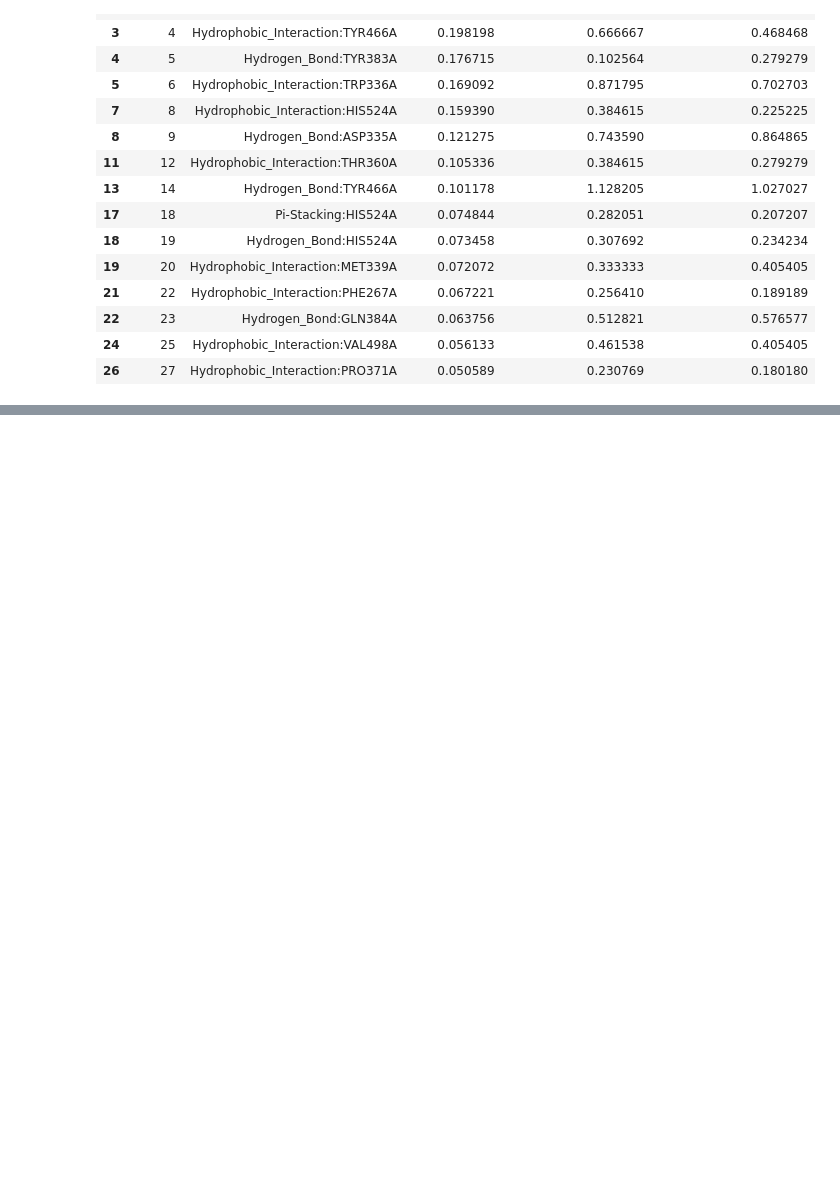
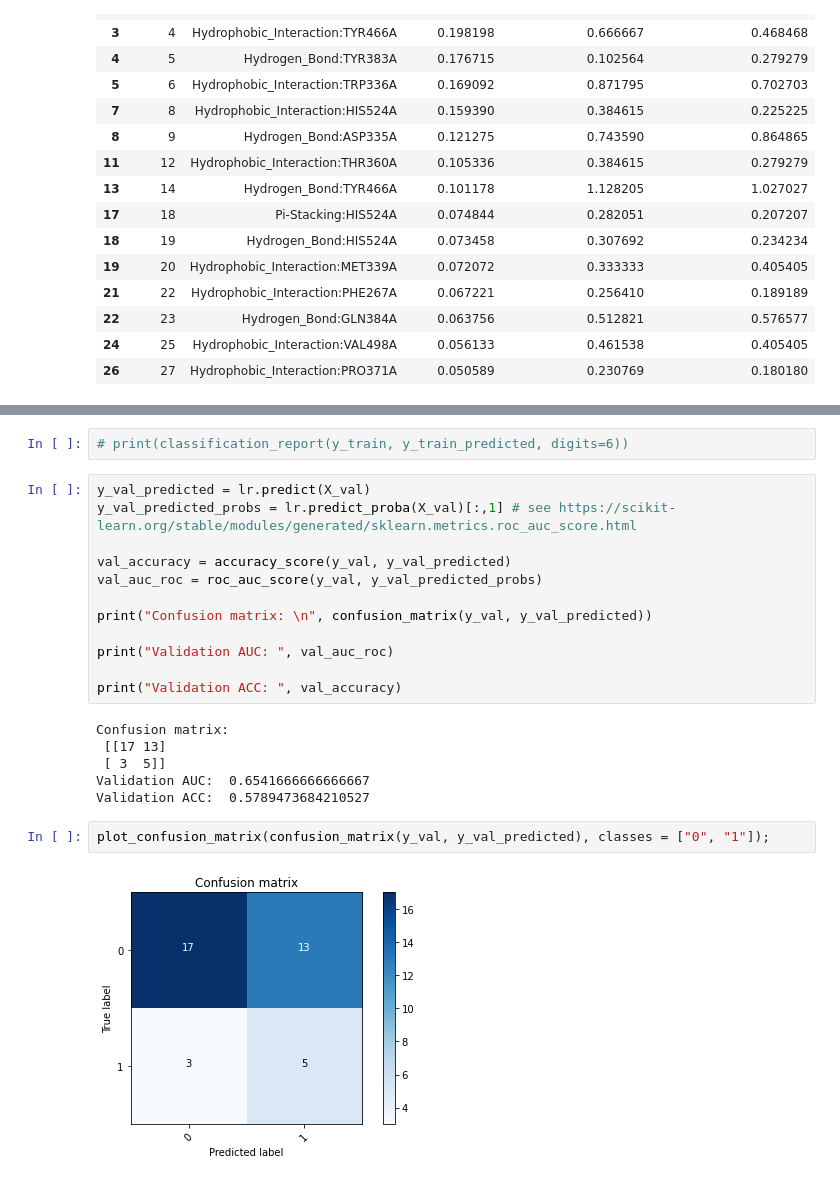
Before and after one commit to michabirklbauer/protein_docking, a Jupyter notebook: workflows/scr/scoring.ipynb, the cells around one changed output, grey strips where cells are left out. Cells and saved outputs as stored; diff of their text form; blank space fills up the shorter version.

```diff
--- a/workflows/scr/scoring.ipynb
+++ b/workflows/scr/scoring.ipynb
@@ -105,0 +313,24 @@ for item in features_filtered["INTERACTION"].to_list():
+# %%
+# print(classification_report(y_train, y_train_predicted, digits=6))
+# %%
+y_val_predicted = lr.predict(X_val)
+y_val_predicted_probs = lr.predict_proba(X_val)[:,1] # see https://scikit-learn.org/stable/modules/generated/sklearn.metrics.roc_auc_score.html
+
+val_accuracy = accuracy_score(y_val, y_val_predicted)
+val_auc_roc = roc_auc_score(y_val, y_val_predicted_probs)
+
+print("Confusion matrix: \n", confusion_matrix(y_val, y_val_predicted))
+
+print("Validation AUC: ", val_auc_roc)
+
+print("Validation ACC: ", val_accuracy)
+# %% [output]
+Confusion matrix:
+ [[17 13]
+ [ 3  5]]
+Validation AUC:  0.6541666666666667
+Validation ACC:  0.5789473684210527
+# %%
+plot_confusion_matrix(confusion_matrix(y_val, y_val_predicted), classes = ["0", "1"]);
+# %% [output]
+[figure, added]
```
Also changed, not shown: parts of 28 cells of this notebook, 4 other files.
